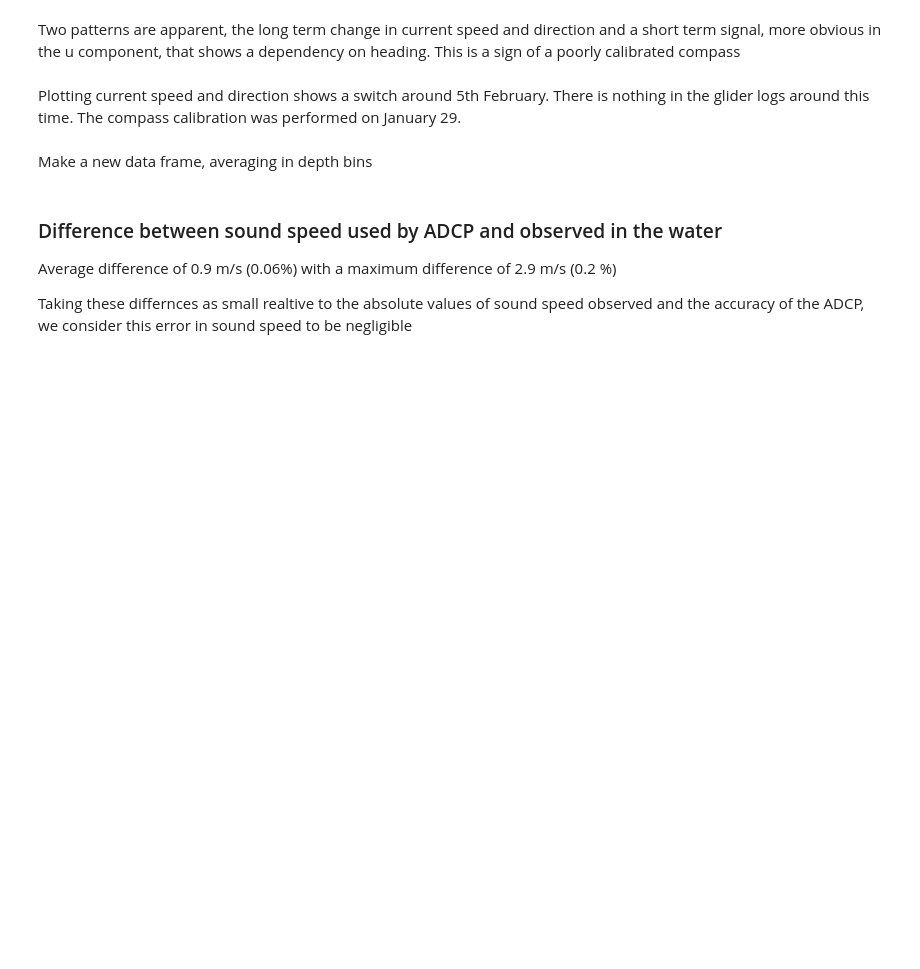
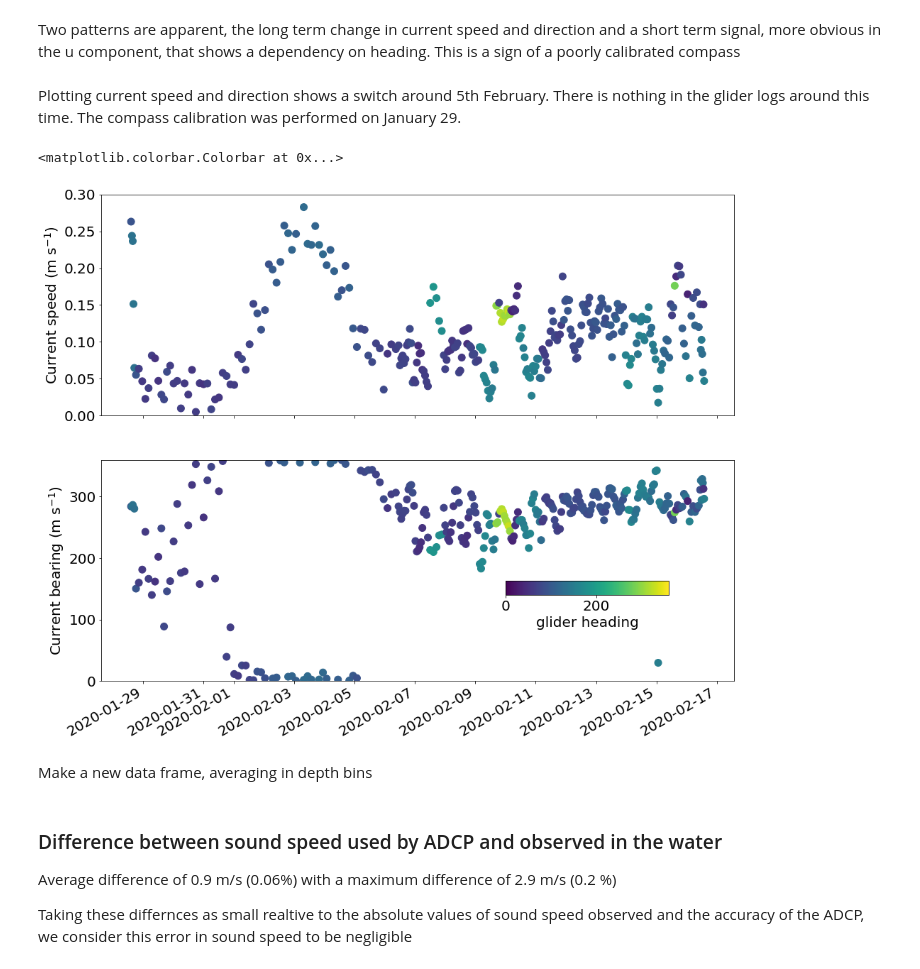
Before and after one commit to callumrollo/adcp-glider, a Jupyter notebook: notebooks/glider_hydrography.ipynb, the cells around one changed output. Saved outputs shown, nothing was run; the diff lists cells and outputs as text; code cells hidden in the pictures; blank space fills up the shorter version.

```diff
--- a/notebooks/glider_hydrography.ipynb
+++ b/notebooks/glider_hydrography.ipynb
@@ -41,5 +41,7 @@ def savefig(figname, extension="png"):
         bbox_inches="tight",
     )
 # %%
-glider_df = read_glider_nc(glider_raw_path / 'sg637_var_by_var_timeseries.nc')
+#glider_df = read_glider_nc(glider_raw_path / 'sg637_var_by_var_timeseries.nc')
+glider_df = read_glider_nc('/media/callum/storage/Documents/Eureka/data/glider/sg579/sg579_simple_regress_timeseries.nc')
+
 #glider_df = read_glider_nc(glider_raw_path / 'sg637_flag_all_timeseries.nc')
@@ -85,13 +139,6 @@ def glider_kongsberg_add(glider_df, kberg_dir):
     return glider_df
 # %%
 nc = xr.open_dataset( Path('/media/callum/storage/Documents/Eureka/data/glider/sg579/sg579_EUREC4A_timeseries.nc'))
-# %%
-glider_av_df['glider_time'] = ''
-noot = []
-for dive in glider_av_df.dive:
-    df = glider_df[glider_df.dive==dive]
-    noot.append((df.glider_time - df.glider_time.min()).mean() + df.glider_time.min())
-glider_av_df['glider_time'] = noot
 # %%
 glider_av_df
 # %%
@@ -156,13 +207,17 @@ Plotting current speed and direction shows a switch around 5th February. There i
 # %%
 fig, ax = plt.subplots(2,1,figsize=(16,14), sharex=True)
 ax = ax.ravel()
 ax[0].scatter(glider_av_df.glider_time, glider_av_df.current_speed, c=glider_av_df.heading, vmin=0, vmax=360)
+fig.autofmt_xdate()
 scat = ax[1].scatter(glider_av_df.glider_time, glider_av_df.current_bearing, c=glider_av_df.heading, vmin=0, vmax=360)
 ax[0].set(ylabel='Current speed $(\mathrm{m\ s^{-1}})$', ylim=[0, 0.3])
 ax[1].set(ylabel='Current bearing $(\mathrm{m\ s^{-1}})$', xlim = [glider_av_df.glider_time[0]- timedelta(days=1), glider_av_df.glider_time.iloc[-1]+ timedelta(days=1)], ylim=[0,360])
-sub_ax = plt.axes([0.62, 0.22, 0.2, 0.02])
+sub_ax = plt.axes([0.62, 0.32, 0.2, 0.02])
 fig.colorbar(mappable=scat, orientation='horizontal',cax=sub_ax, label='glider heading')
 #savefig('current_heading')
+# %% [output]
+<matplotlib.colorbar.Colorbar at 0x...>
+[figure, added]
 # %%
 fig, ax = plt.subplots( figsize=(10,10))
 ax.scatter(glider_df.abs_salinity, glider_df.temp, c=glider_df.glider_time, s = 1)
```
Also changed, not shown: parts of 8 cells of this notebook, 3 other files.
